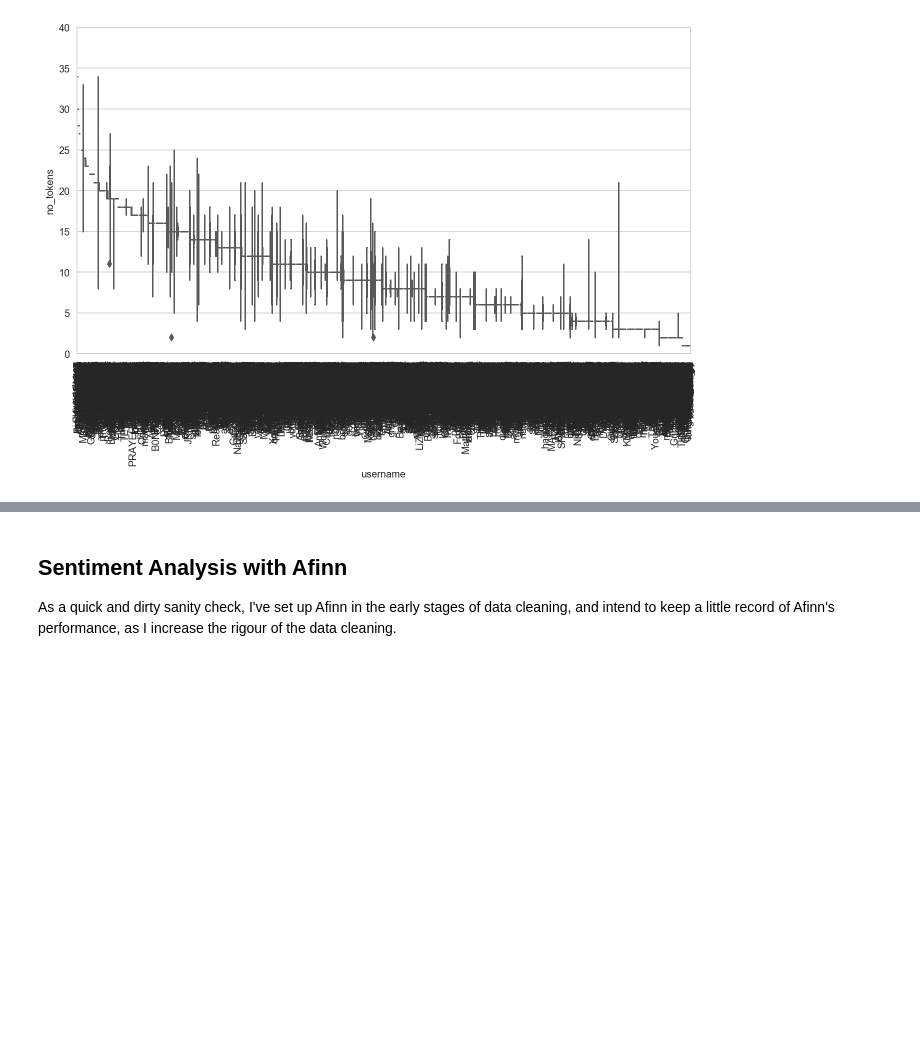
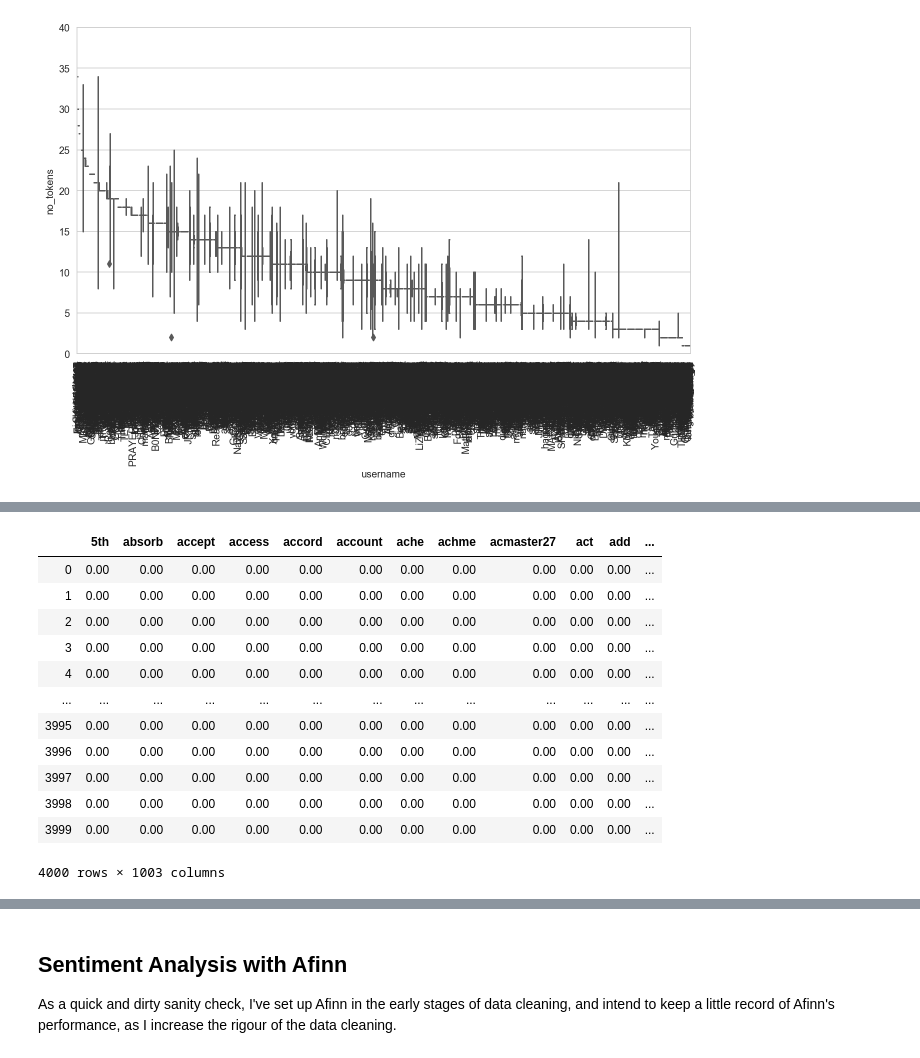
Before and after one commit to 3dspace/language-processing-lifecycle-fall2019, a Jupyter notebook: pgray-csml1010-project.ipynb, the cells around one changed output, grey strips where cells are left out. Cells and saved outputs as stored; diff of their text form; code cells hidden in the pictures; blank space fills up the shorter version.

```diff
--- a/pgray-csml1010-project.ipynb
+++ b/pgray-csml1010-project.ipynb
@@ -554,0 +701,23 @@ print(fdist)
+# %%
+from sklearn.feature_extraction.text import TfidfVectorizer
+
+tv = TfidfVectorizer(min_df=0., max_df=1., use_idf=True)
+tv_matrix = tv.fit_transform(df_sm['text_verbs'])
+tv_matrix = tv_matrix.toarray()
+
+vocab = tv.get_feature_names()
+pd.DataFrame(np.round(tv_matrix, 2), columns=vocab)
+# %% [output]
+|  | 5th | absorb | accept | access | accord | account | ache | achme | acmaster27 | act | add | ... |
+| 0 | 0.00 | 0.00 | 0.00 | 0.00 | 0.00 | 0.00 | 0.00 | 0.00 | 0.00 | 0.00 | 0.00 | ... |
+| 1 | 0.00 | 0.00 | 0.00 | 0.00 | 0.00 | 0.00 | 0.00 | 0.00 | 0.00 | 0.00 | 0.00 | ... |
+| 2 | 0.00 | 0.00 | 0.00 | 0.00 | 0.00 | 0.00 | 0.00 | 0.00 | 0.00 | 0.00 | 0.00 | ... |
+| 3 | 0.00 | 0.00 | 0.00 | 0.00 | 0.00 | 0.00 | 0.00 | 0.00 | 0.00 | 0.00 | 0.00 | ... |
+| 4 | 0.00 | 0.00 | 0.00 | 0.00 | 0.00 | 0.00 | 0.00 | 0.00 | 0.00 | 0.00 | 0.00 | ... |
+| ... | ... | ... | ... | ... | ... | ... | ... | ... | ... | ... | ... | ... |
+| 3995 | 0.00 | 0.00 | 0.00 | 0.00 | 0.00 | 0.00 | 0.00 | 0.00 | 0.00 | 0.00 | 0.00 | ... |
+| 3996 | 0.00 | 0.00 | 0.00 | 0.00 | 0.00 | 0.00 | 0.00 | 0.00 | 0.00 | 0.00 | 0.00 | ... |
+| 3997 | 0.00 | 0.00 | 0.00 | 0.00 | 0.00 | 0.00 | 0.00 | 0.00 | 0.00 | 0.00 | 0.00 | ... |
+| 3998 | 0.00 | 0.00 | 0.00 | 0.00 | 0.00 | 0.00 | 0.00 | 0.00 | 0.00 | 0.00 | 0.00 | ... |
+| 3999 | 0.00 | 0.00 | 0.00 | 0.00 | 0.00 | 0.00 | 0.00 | 0.00 | 0.00 | 0.00 | 0.00 | ... |
+4000 rows × 1003 columns
```
Also changed, not shown: parts of 21 cells of this notebook.
